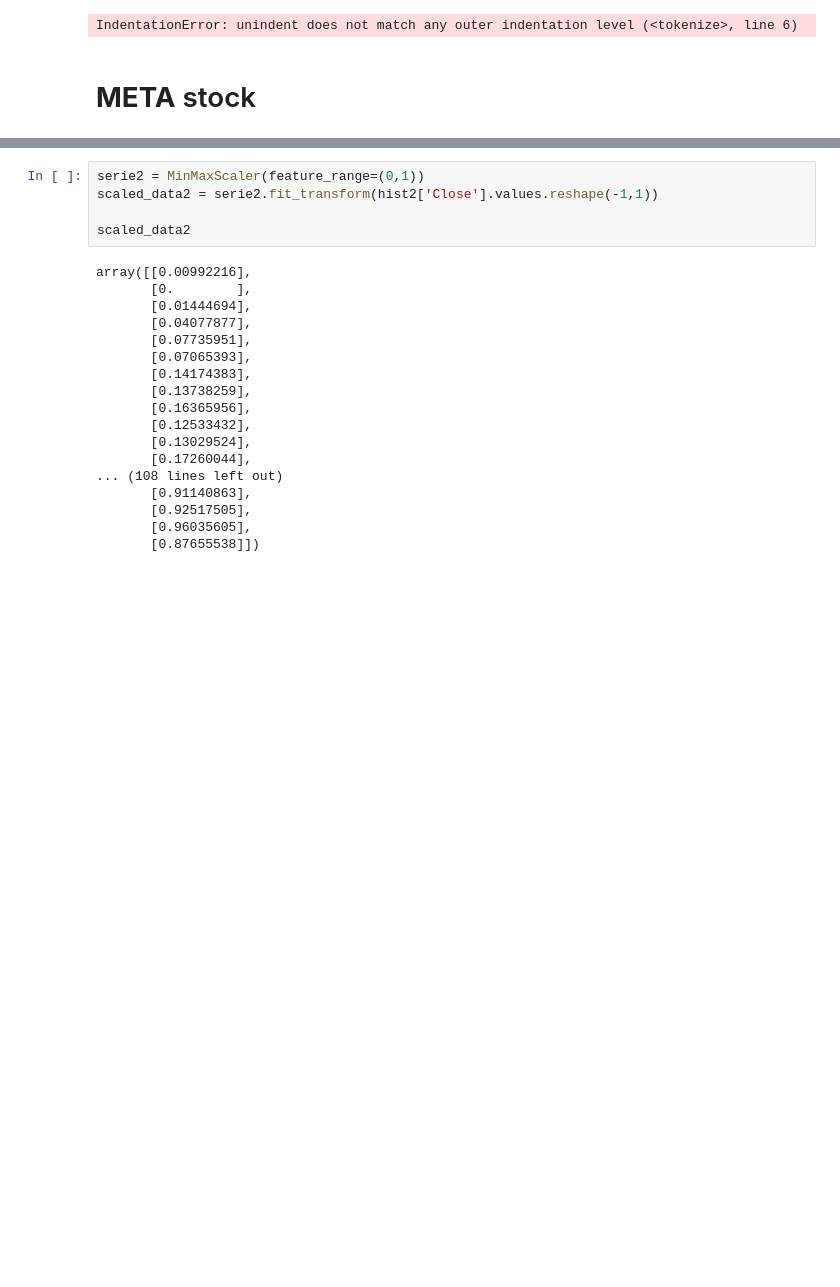
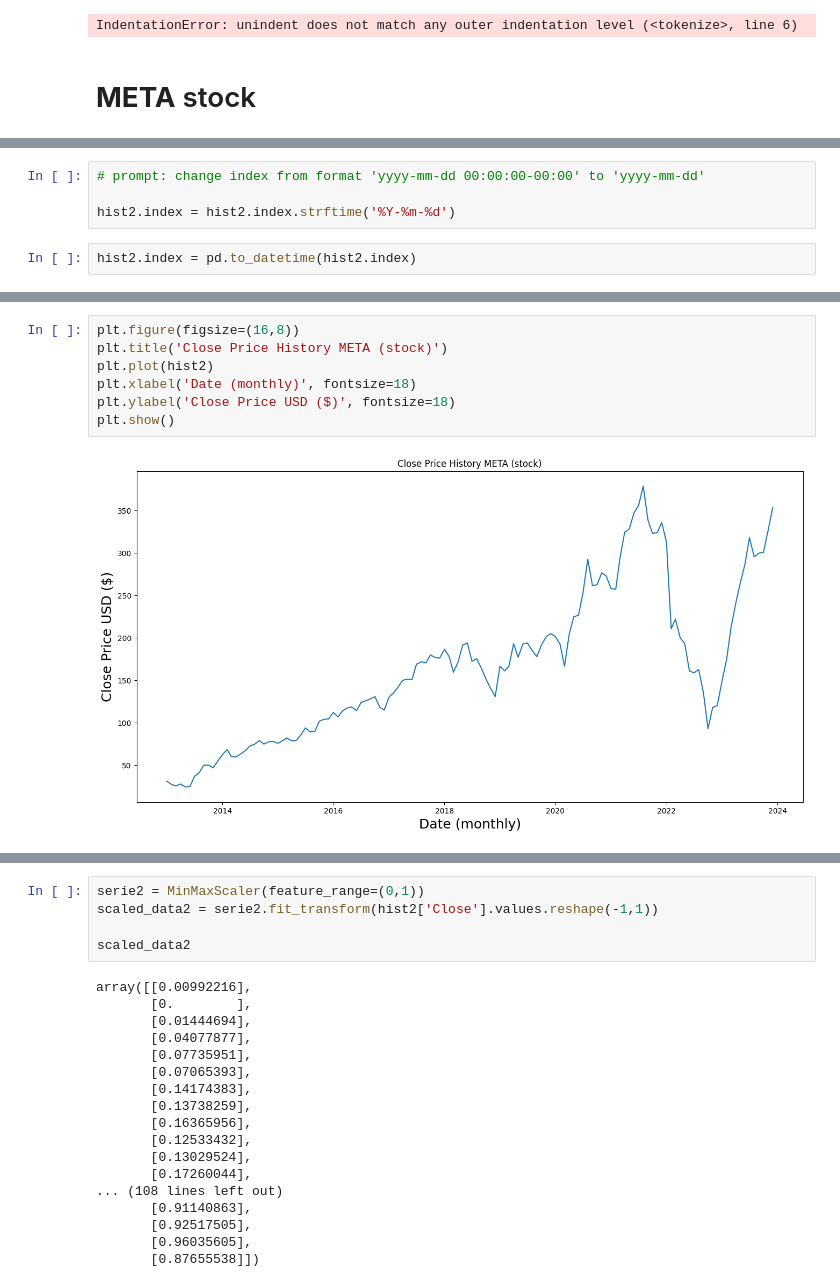
Before and after one commit to Michelleagl/Series_de_Tiempo, a Jupyter notebook: series_de_tiempo.ipynb, the cells around one changed output, grey strips where cells are left out. Saved outputs shown, nothing was run; the diff lists cells and outputs as text; blank space fills up the shorter version.

```diff
--- a/series_de_tiempo.ipynb
+++ b/series_de_tiempo.ipynb
@@ -180,0 +212,6 @@ hist2
+# %%
+# prompt: change index from format 'yyyy-mm-dd 00:00:00-00:00' to 'yyyy-mm-dd'
+
+hist2.index = hist2.index.strftime('%Y-%m-%d')
+# %%
+hist2.index = pd.to_datetime(hist2.index)
@@ -180,0 +247,9 @@ hist2
+# %%
+plt.figure(figsize=(16,8))
+plt.title('Close Price History META (stock)')
+plt.plot(hist2)
+plt.xlabel('Date (monthly)', fontsize=18)
+plt.ylabel('Close Price USD ($)', fontsize=18)
+plt.show()
+# %% [output]
+[figure, added]
```
Also changed, not shown: parts of 11 cells of this notebook.
